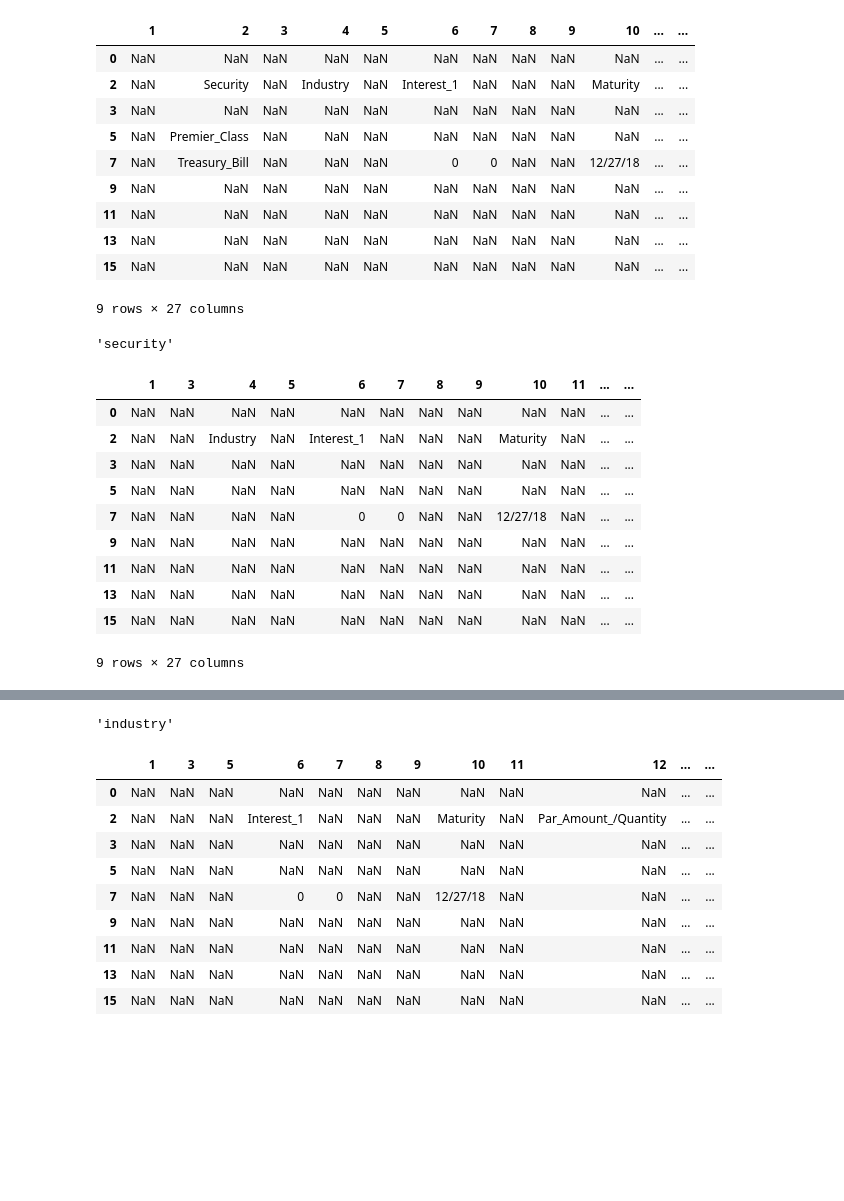
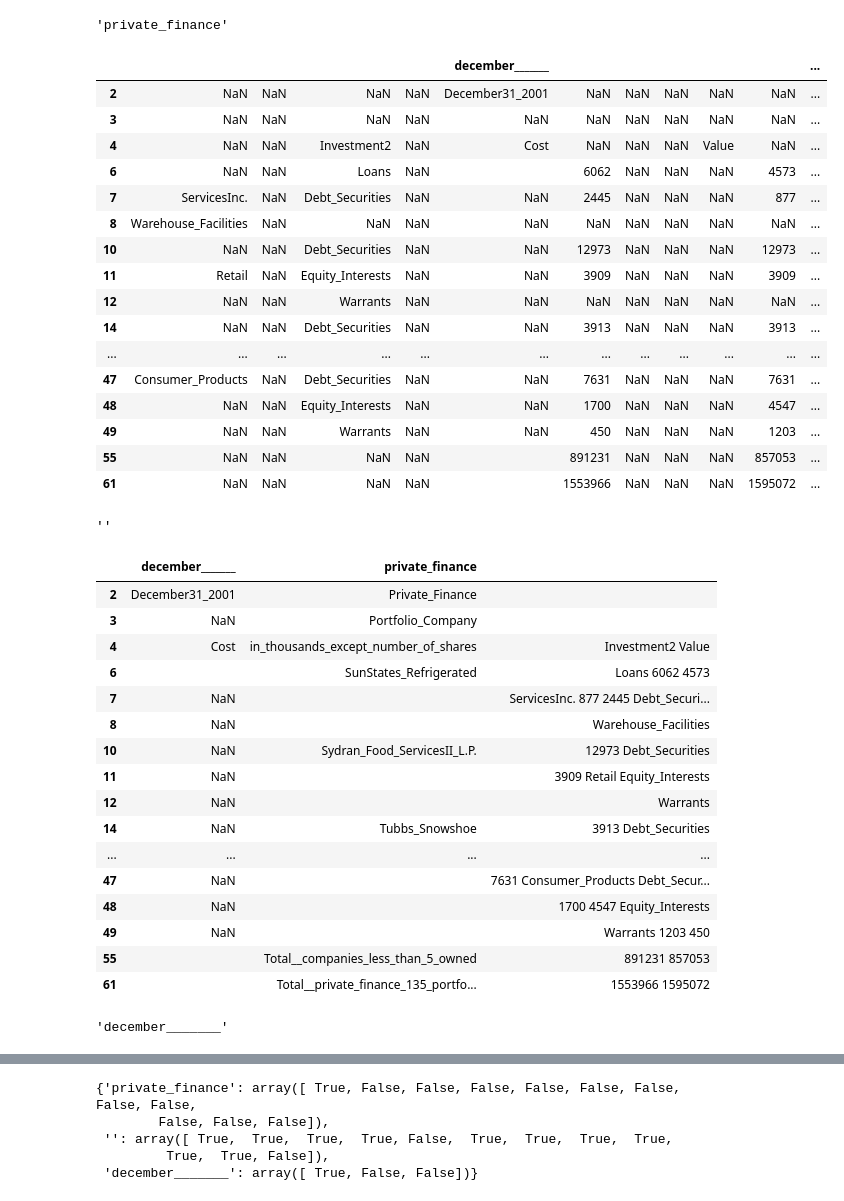
Before and after one commit to Coffee-Code-Philly-Accelerator/sec_filings, a Jupyter notebook: 3906/debugging.ipynb, the cells around one changed output, grey strips where cells are left out. Drawn from its saved outputs; the diff is of its cells as text; code cells hidden in the pictures; blank space fills up the shorter version.

```diff
--- a/3906/debugging.ipynb
+++ b/3906/debugging.ipynb
@@ -373,5 +474,5 @@ logger.info(cik)
 # %%
-file_path = r'2018-09-30/Schedule_of_Investments_3.csv'
+file_path = '3906/2002-06-30/Schedule_of_Investments_17.csv'
 
 def _clean(
     file_path:str,
@@ -443,7 +544,7 @@ merged_pair_idxs = {
     'fair_value':np.array([False]*16+[True]+[False]*10),
 }
 
-# merged_pair_idxs = {}
+merged_pair_idxs = {}
 ex = exceptions()
 ex_rows = '|'.join(except_rows())
 df,merged_pair_idxs = _clean(file_path,except_rows=ex_rows,merged_pair_idxs=merged_pair_idxs)
@@ -460,23 +570,37 @@ index_list_sum
+'private_finance'
-|  | 1 | 2 | 3 | 4 | 5 | 6 | 7 | 8 | 9 | 10 | ... | ... |
-| 0 | NaN | NaN | NaN | NaN | NaN | NaN | NaN | NaN | NaN | NaN | ... | ... |
-| 2 | NaN | Security | NaN | Industry | NaN | Interest_1 | NaN | NaN | NaN | Maturity | ... | ... |
-| 3 | NaN | NaN | NaN | NaN | NaN | NaN | NaN | NaN | NaN | NaN | ... | ... |
-| 5 | NaN | Premier_Class | NaN | NaN | NaN | NaN | NaN | NaN | NaN | NaN | ... | ... |
-| 7 | NaN | Treasury_Bill | NaN | NaN | NaN | 0 | 0 | NaN | NaN | 12/27/18 | ... | ... |
-| 9 | NaN | NaN | NaN | NaN | NaN | NaN | NaN | NaN | NaN | NaN | ... | ... |
-| 11 | NaN | NaN | NaN | NaN | NaN | NaN | NaN | NaN | NaN | NaN | ... | ... |
-| 13 | NaN | NaN | NaN | NaN | NaN | NaN | NaN | NaN | NaN | NaN | ... | ... |
-| 15 | NaN | NaN | NaN | NaN | NaN | NaN | NaN | NaN | NaN | NaN | ... | ... |
+|  |  |  |  |  | december_______ |  |  |  |  |  | ... |
+| 2 | NaN | NaN | NaN | NaN | December31_2001 | NaN | NaN | NaN | NaN | NaN | ... |
+| 3 | NaN | NaN | NaN | NaN | NaN | NaN | NaN | NaN | NaN | NaN | ... |
+| 4 | NaN | NaN | Investment2 | NaN | Cost | NaN | NaN | NaN | Value | NaN | ... |
+| 6 | NaN | NaN | Loans | NaN |  | 6062 | NaN | NaN | NaN | 4573 | ... |
+| 7 | ServicesInc. | NaN | Debt_Securities | NaN | NaN | 2445 | NaN | NaN | NaN | 877 | ... |
+| 8 | Warehouse_Facilities | NaN | NaN | NaN | NaN | NaN | NaN | NaN | NaN | NaN | ... |
+| 10 | NaN | NaN | Debt_Securities | NaN | NaN | 12973 | NaN | NaN | NaN | 12973 | ... |
+| 11 | Retail | NaN | Equity_Interests | NaN | NaN | 3909 | NaN | NaN | NaN | 3909 | ... |
+| 12 | NaN | NaN | Warrants | NaN | NaN | NaN | NaN | NaN | NaN | NaN | ... |
+| 14 | NaN | NaN | Debt_Securities | NaN | NaN | 3913 | NaN | NaN | NaN | 3913 | ... |
+| ... | ... | ... | ... | ... | ... | ... | ... | ... | ... | ... | ... |
+| 47 | Consumer_Products | NaN | Debt_Securities | NaN | NaN | 7631 | NaN | NaN | NaN | 7631 | ... |
+| 48 | NaN | NaN | Equity_Interests | NaN | NaN | 1700 | NaN | NaN | NaN | 4547 | ... |
+| 49 | NaN | NaN | Warrants | NaN | NaN | 450 | NaN | NaN | NaN | 1203 | ... |
+| 55 | NaN | NaN | NaN | NaN |  | 891231 | NaN | NaN | NaN | 857053 | ... |
+| 61 | NaN | NaN | NaN | NaN |  | 1553966 | NaN | NaN | NaN | 1595072 | ... |
-9 rows × 27 columns
-'security'
+''
-|  | 1 | 3 | 4 | 5 | 6 | 7 | 8 | 9 | 10 | 11 | ... | ... |
-| 0 | NaN | NaN | NaN | NaN | NaN | NaN | NaN | NaN | NaN | NaN | ... | ... |
-| 2 | NaN | NaN | Industry | NaN | Interest_1 | NaN | NaN | NaN | Maturity | NaN | ... | ... |
-| 3 | NaN | NaN | NaN | NaN | NaN | NaN | NaN | NaN | NaN | NaN | ... | ... |
-| 5 | NaN | NaN | NaN | NaN | NaN | NaN | NaN | NaN | NaN | NaN | ... | ... |
-| 7 | NaN | NaN | NaN | NaN | 0 | 0 | NaN | NaN | 12/27/18 | NaN | ... | ... |
-| 9 | NaN | NaN | NaN | NaN | NaN | NaN | NaN | NaN | NaN | NaN | ... | ... |
-| 11 | NaN | NaN | NaN | NaN | NaN | NaN | NaN | NaN | NaN | NaN | ... | ... |
-| 13 | NaN | NaN | NaN | NaN | NaN | NaN | NaN | NaN | NaN | NaN | ... | ... |
-| 15 | NaN | NaN | NaN | NaN | NaN | NaN | NaN | NaN | NaN | NaN | ... | ... |
+|  | december_______ | private_finance |  |
+| 2 | December31_2001 | Private_Finance |  |
+| 3 | NaN | Portfolio_Company |  |
+| 4 | Cost | in_thousands_except_number_of_shares | Investment2 Value |
+| 6 |  | SunStates_Refrigerated | Loans 6062 4573 |
+| 7 | NaN |  | ServicesInc. 877 2445 Debt_Securi... |
+| 8 | NaN |  | Warehouse_Facilities |
+| 10 | NaN | Sydran_Food_ServicesII_L.P. | 12973 Debt_Securities |
+| 11 | NaN |  | 3909 Retail Equity_Interests |
+| 12 | NaN |  | Warrants |
+| 14 | NaN | Tubbs_Snowshoe | 3913 Debt_Securities |
+| ... | ... | ... | ... |
+| 47 | NaN |  | 7631 Consumer_Products Debt_Secur... |
+| 48 | NaN |  | 1700 4547 Equity_Interests |
+| 49 | NaN |  | Warrants 1203 450 |
+| 55 |  | Total__companies_less_than_5_owned | 891231 857053 |
+| 61 |  | Total__private_finance_135_portfo... | 1553966 1595072 |
-9 rows × 27 columns
+'december_______'
@@ -483,11 +641,5 @@ index_list_sum
-'industry'
+{'private_finance': array([ True, False, False, False, False, False, False, False, False,
+        False, False, False]),
+ '': array([ True,  True,  True,  True, False,  True,  True,  True,  True,
+         True,  True, False]),
+ 'december_______': array([ True, False, False])}
-|  | 1 | 3 | 5 | 6 | 7 | 8 | 9 | 10 | 11 | 12 | ... | ... |
-| 0 | NaN | NaN | NaN | NaN | NaN | NaN | NaN | NaN | NaN | NaN | ... | ... |
-| 2 | NaN | NaN | NaN | Interest_1 | NaN | NaN | NaN | Maturity | NaN | Par_Amount_/Quantity | ... | ... |
-| 3 | NaN | NaN | NaN | NaN | NaN | NaN | NaN | NaN | NaN | NaN | ... | ... |
-| 5 | NaN | NaN | NaN | NaN | NaN | NaN | NaN | NaN | NaN | NaN | ... | ... |
-| 7 | NaN | NaN | NaN | 0 | 0 | NaN | NaN | 12/27/18 | NaN | NaN | ... | ... |
-| 9 | NaN | NaN | NaN | NaN | NaN | NaN | NaN | NaN | NaN | NaN | ... | ... |
-| 11 | NaN | NaN | NaN | NaN | NaN | NaN | NaN | NaN | NaN | NaN | ... | ... |
-| 13 | NaN | NaN | NaN | NaN | NaN | NaN | NaN | NaN | NaN | NaN | ... | ... |
-| 15 | NaN | NaN | NaN | NaN | NaN | NaN | NaN | NaN | NaN | NaN | ... | ... |
```
Also changed, not shown: parts of 3 cells of this notebook, 6 other files.
